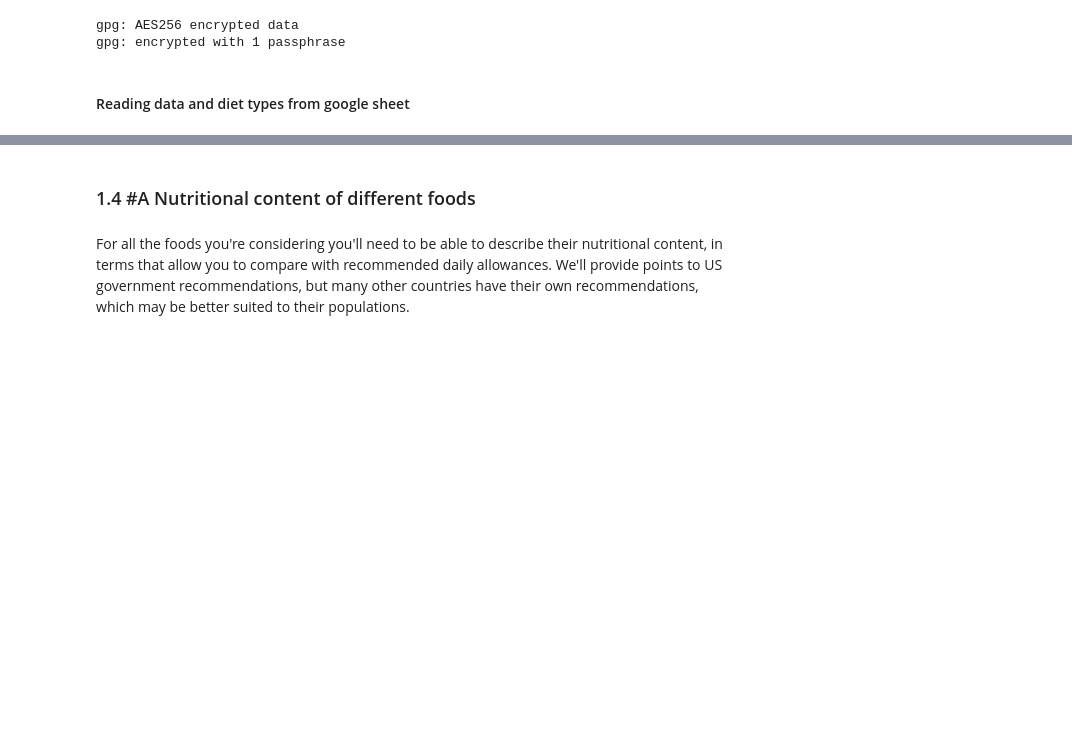
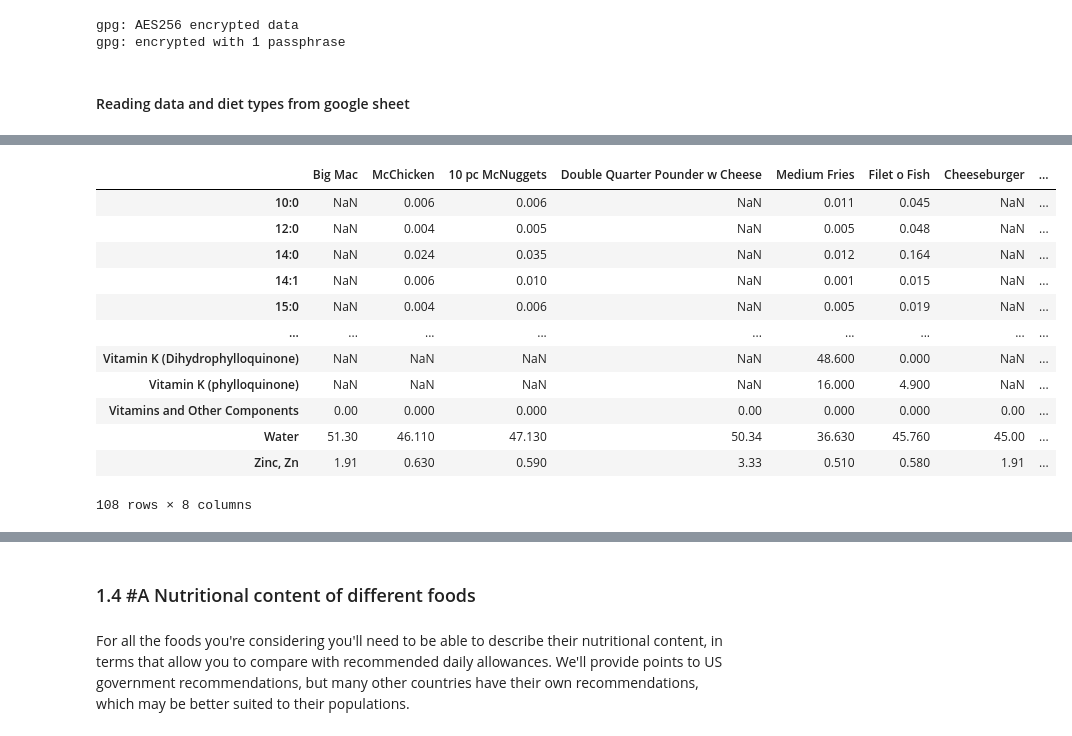
Before and after one commit to Avery-Joseph-Byrne/project2_casimir_funk, a Jupyter notebook: project2.ipynb, the cells around one changed output, grey strips where cells are left out. Drawn from its saved outputs; the diff is of its cells as text; code cells hidden in the pictures; blank space fills up the shorter version.

```diff
--- a/project2.ipynb
+++ b/project2.ipynb
@@ -135,0 +111,28 @@ df
+# %%
+import fooddatacentral as fdc
+
+# Query to fdc and get dataframe containing nutritional data of foods using their fdc_ids
+food_to_nutrients = {}
+for food in df['Food'].tolist():
+    try:
+        fdc_id = int((df[df['Food'] == food].FDC).iloc[0])
+        food_to_nutrients[food] = fdc.nutrients(apikey, fdc_id).Quantity
+    except AttributeError:
+        warnings.warn("Couldn't find FDC Code %s for food %s." % (food,FDC))
+
+D = pd.DataFrame(food_to_nutrients,dtype=float)
+D
+# %% [output]
+|  | Big Mac | McChicken | 10 pc McNuggets | Double Quarter Pounder w Cheese | Medium Fries | Filet o Fish | Cheeseburger | ... |
+| 10:0 | NaN | 0.006 | 0.006 | NaN | 0.011 | 0.045 | NaN | ... |
+| 12:0 | NaN | 0.004 | 0.005 | NaN | 0.005 | 0.048 | NaN | ... |
+| 14:0 | NaN | 0.024 | 0.035 | NaN | 0.012 | 0.164 | NaN | ... |
+| 14:1 | NaN | 0.006 | 0.010 | NaN | 0.001 | 0.015 | NaN | ... |
+| 15:0 | NaN | 0.004 | 0.006 | NaN | 0.005 | 0.019 | NaN | ... |
+| ... | ... | ... | ... | ... | ... | ... | ... | ... |
+| Vitamin K (Dihydrophylloquinone) | NaN | NaN | NaN | NaN | 48.600 | 0.000 | NaN | ... |
+| Vitamin K (phylloquinone) | NaN | NaN | NaN | NaN | 16.000 | 4.900 | NaN | ... |
+| Vitamins and Other Components | 0.00 | 0.000 | 0.000 | 0.00 | 0.000 | 0.000 | 0.00 | ... |
+| Water | 51.30 | 46.110 | 47.130 | 50.34 | 36.630 | 45.760 | 45.00 | ... |
+| Zinc, Zn | 1.91 | 0.630 | 0.590 | 3.33 | 0.510 | 0.580 | 1.91 | ... |
+108 rows × 8 columns
```
Also changed, not shown: parts of 27 cells of this notebook.
